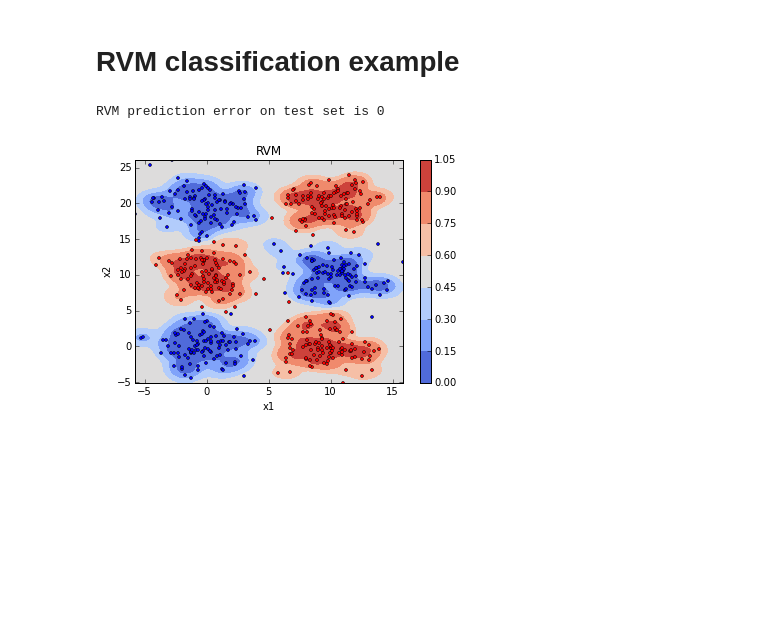
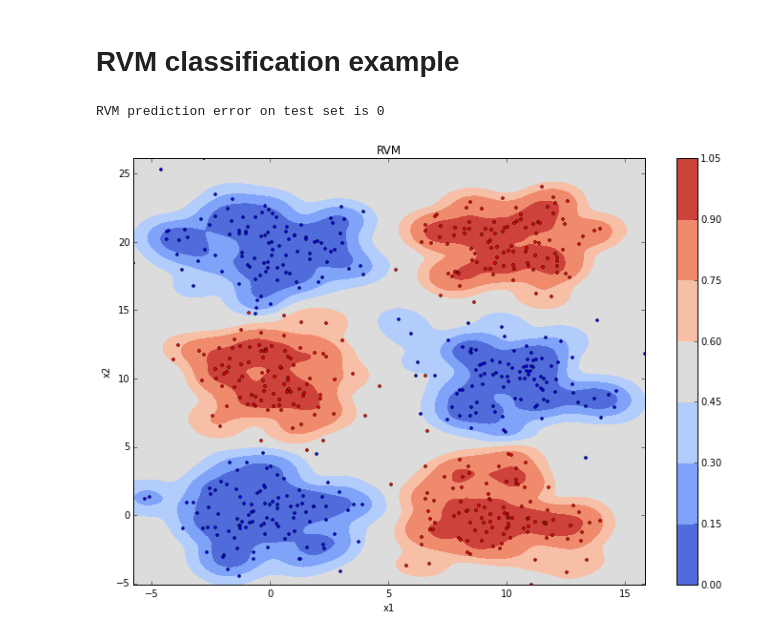
Before and after one commit to AmazaspShumik/sklearn-bayes, a Jupyter notebook: Relevance Vector Machine & ARD/rvm_classification_demo.ipynb, the cells around one changed output. Drawn from its saved outputs; the diff is of its cells as text; code cells hidden in the pictures; blank space fills up the shorter version.

Commit message:
figsize

```diff
--- a/Relevance Vector Machine & ARD/rvm_classification_demo.ipynb
+++ b/Relevance Vector Machine & ARD/rvm_classification_demo.ipynb
@@ -8,13 +8,14 @@ import matplotlib.pyplot as plt
 from sklearn.cross_validation import train_test_split
 from rvm import SparseBayesianLearner
 from sklearn.grid_search import GridSearchCV
+%matplotlib inline
 
 # generate data set
 np.random.seed(0)
 X   = np.ones([600,2])
 x   = np.ones([600,2])
 Y   = np.zeros(600)
-Y   = np.zeros(600)
+y   = np.zeros(600)
 centroids = [[0,0],[0,20],[10,10],[10,0],[0,10],[10,20]]
 m         = 100
 for i,mu in enumerate(centroids):
@@ -36,33 +37,33 @@ rvm.fit(X,Y)
 rvm_error = np.sum(y!=rvm.predict(x)) / 600
 rvm_message = "RVM prediction error on test set is {0}"
 print rvm_message.format(rvm_error)
 
 # decision boundary & prediction probability
 # create grid
 n_grid = 500
 max_x      = np.max(X,axis = 0)
 min_x      = np.min(X,axis = 0)
 X1         = np.linspace(min_x[0],max_x[0],n_grid)
 X2         = np.linspace(min_x[1],max_x[1],n_grid)
 x1,x2      = np.meshgrid(X1,X2)
 Xgrid      = np.zeros([n_grid**2,2])
 Xgrid[:,0] = np.reshape(x1,(n_grid**2,))
 Xgrid[:,1] = np.reshape(x2,(n_grid**2,))
 
 rv_grid = rvm.predictive_distribution(Xgrid)
 
+plt.figure(figsize=(12,8))
 plt.contourf(X1,X2,np.reshape(rv_grid,(n_grid,n_grid)),
-                   cmap="coolwarm",
-                   figsize = (10,16))
+                   cmap="coolwarm")
 plt.colorbar()
 plt.plot(X[Y==0,0],X[Y==0,1],"bo", markersize = 3)
 plt.plot(X[Y==1,0],X[Y==1,1],"ro", markersize = 3)
 plt.plot()
 title = "RVM"
 plt.title(title)
 plt.xlabel("x1")
 plt.ylabel("x2")
 plt.show()
 # %% [output]
 RVM prediction error on test set is 0
-[figure, old version]
+[figure, new version]
```
